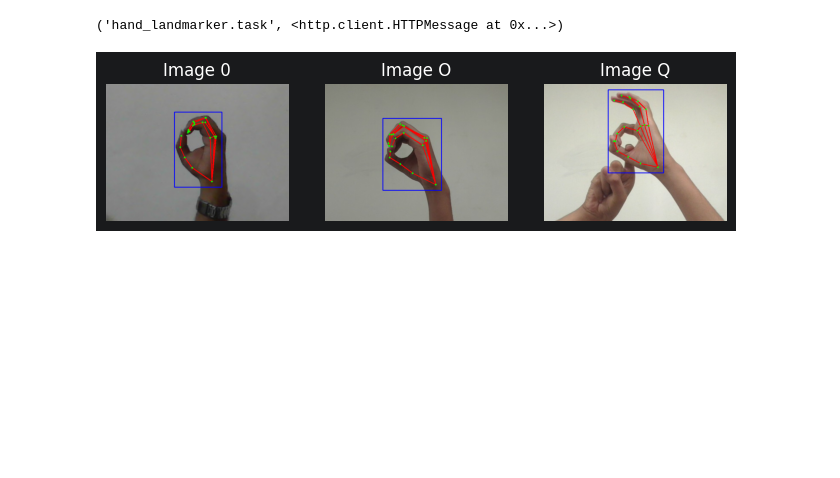
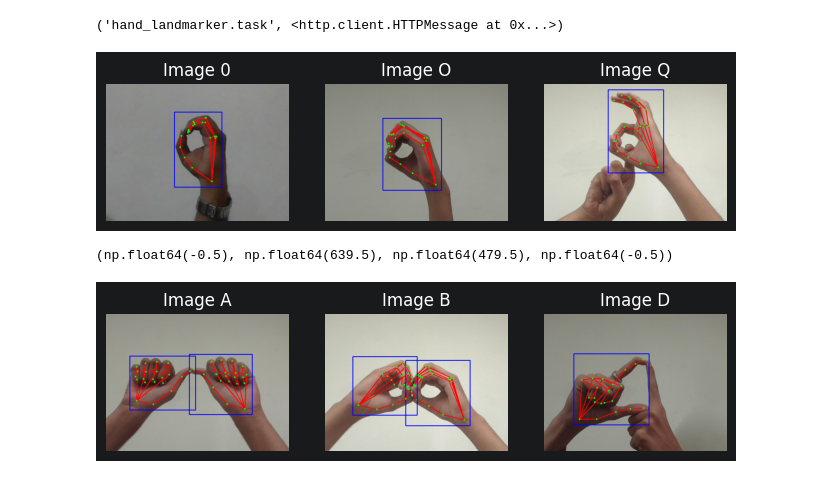
Before and after one commit to aviksarkar0204-stack/AI_Lab_Project, a Jupyter notebook: 01_Data_Exploration_new.ipynb, the cells around one changed output. Cells and saved outputs as stored; diff of their text form; code cells hidden in the pictures; blank space fills up the shorter version.

```diff
--- a/01_Data_Exploration_new.ipynb
+++ b/01_Data_Exploration_new.ipynb
@@ -337,3 +337,38 @@ plt.subplot(1,3,3); plt.imshow(annotated_Q); plt.title("Image Q"); plt.axis("off
 plt.show()
 # %% [output]
 [figure]
+# %%
+image_a = cv2.imread("ISL_Dataset/custom_images/A/A_0.jpg")
+image_a = cv2.cvtColor(image_a, cv2.COLOR_BGR2RGB)
+image_b = cv2.imread("ISL_Dataset/custom_images/B/B_0.jpg")
+image_b = cv2.cvtColor(image_b, cv2.COLOR_BGR2RGB)
+image_d = cv2.imread("ISL_Dataset/custom_images/D/D_0.jpg")
+image_d = cv2.cvtColor(image_d, cv2.COLOR_BGR2RGB)
+
+result_a = detect_landmarks(image_a)
+annotated_a = draw_landmarks(image_a, result_a)
+
+result_b = detect_landmarks(image_b)
+annotated_b = draw_landmarks(image_b, result_b)
+
+result_d = detect_landmarks(image_d)
+annotated_d = draw_landmarks(image_d, result_d)
+
+plt.figure(figsize=(8,4))
+plt.subplot(1,3,1)
+plt.imshow(annotated_a)
+plt.title("Image A")
+plt.axis("off")
+
+plt.subplot(1,3,2)
+plt.imshow(annotated_b)
+plt.title("Image B")
+plt.axis("off")
+
+plt.subplot(1,3,3)
+plt.imshow(annotated_d)
+plt.title("Image D")
+plt.axis("off")
+# %% [output]
+(np.float64(-0.5), np.float64(639.5), np.float64(479.5), np.float64(-0.5))
+[figure, added]
```
Also changed, not shown: parts of 5 cells of this notebook.
